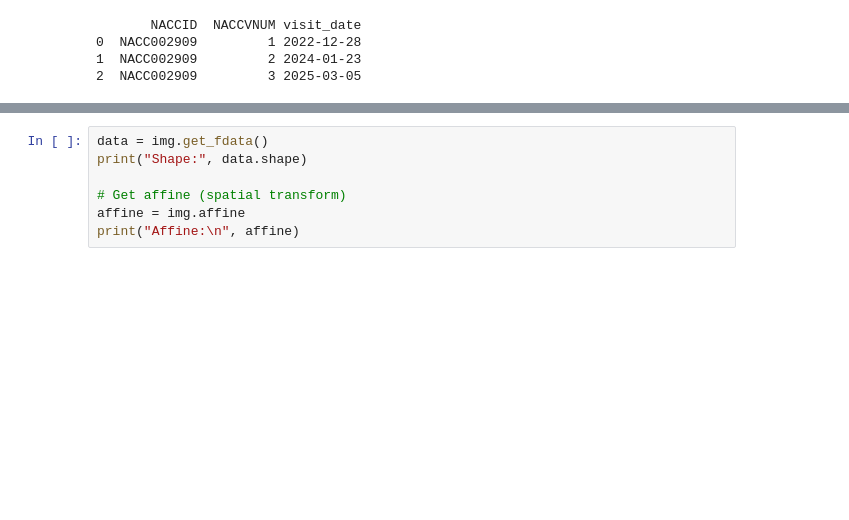
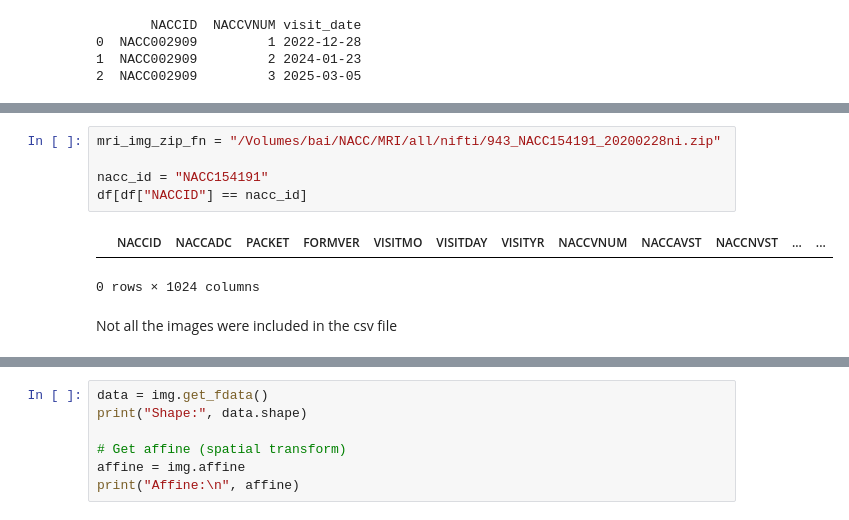
Before and after one commit to smujiang/NACC_Brain, a Jupyter notebook: data_summary.ipynb, the cells around one changed output, grey strips where cells are left out. Cells and saved outputs as stored; diff of their text form; blank space fills up the shorter version.

```diff
--- a/data_summary.ipynb
+++ b/data_summary.ipynb
@@ -104 +168,11 @@ Found 6498 NIfTI (zip) files.
+# %%
+mri_img_zip_fn = "/Volumes/bai/NACC/MRI/all/nifti/943_NACC154191_20200228ni.zip"
+
+nacc_id = "NACC154191"
+df[df["NACCID"] == nacc_id]
+# %% [output]
+|  | NACCID | NACCADC | PACKET | FORMVER | VISITMO | VISITDAY | VISITYR | NACCVNUM | NACCAVST | NACCNVST | ... | ... |
+0 rows × 1024 columns
+# %% [markdown]
+Not all the images were included in the csv file
 # %%
```
Also changed, not shown: parts of 7 cells of this notebook, 7 other files.
